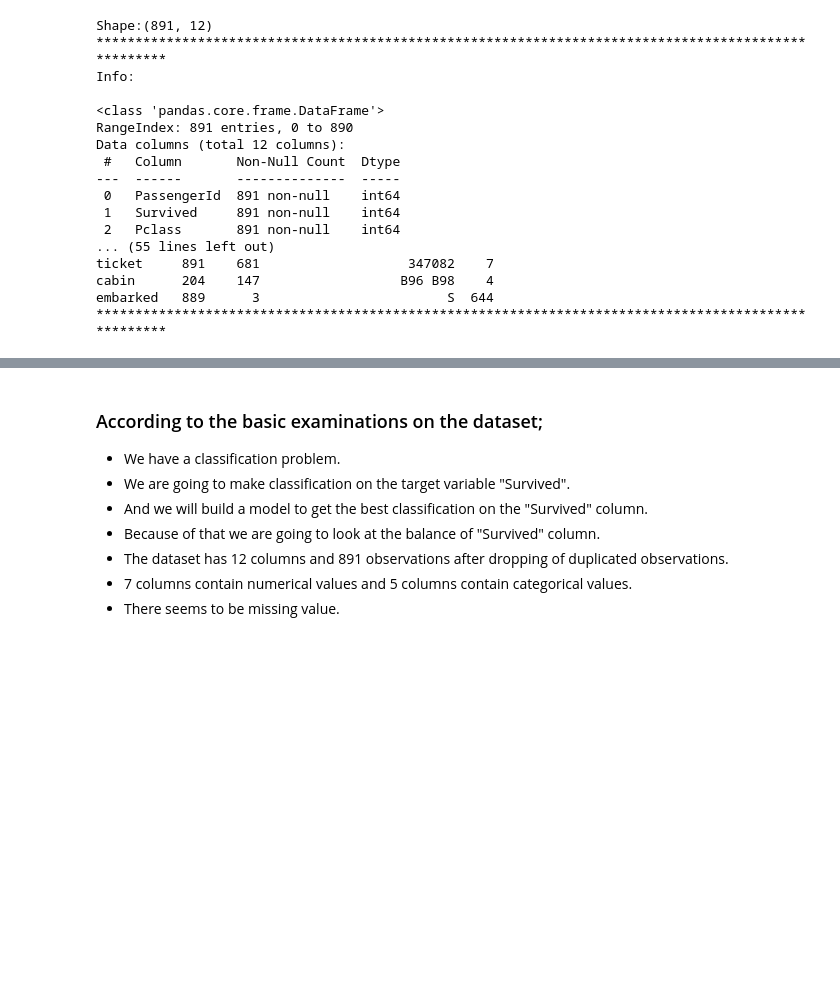
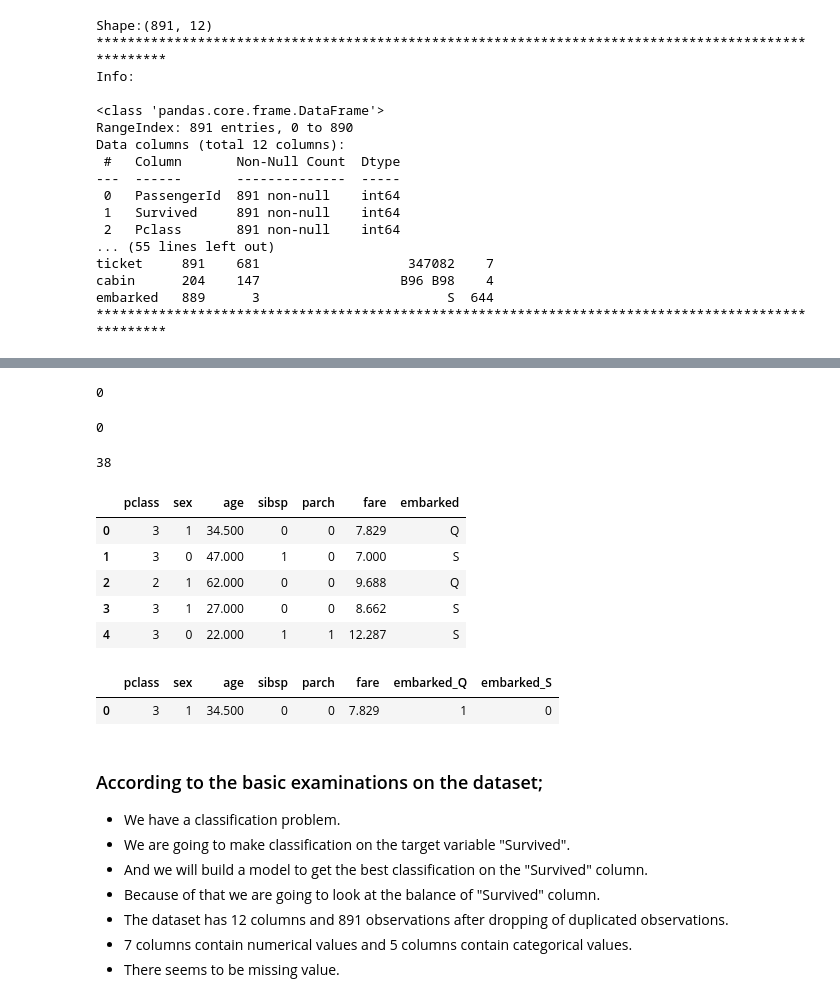
Before and after one commit to MEnesAkpinar/Titanic_Project_Prediction_with_ML, a Jupyter notebook: Titanic_Prediction_with_ML.ipynb, the cells around one changed output, grey strips where cells are left out. Drawn from its saved outputs; the diff is of its cells as text; code cells hidden in the pictures; blank space fills up the shorter version.

```diff
--- a/Titanic_Prediction_with_ML.ipynb
+++ b/Titanic_Prediction_with_ML.ipynb
@@ -320,0 +341,2 @@ embarked   889      3                        S  644
+# %%
+test.drop(columns = ['passengerid','name', 'ticket', 'cabin'], axis = 1, inplace=True)
@@ -321,3 +367,38 @@ embarked   889      3                        S  644
+# %%
+test['fare'].fillna(test['fare'].mean(),inplace = True)
+# %%
+test['fare'].isnull().sum()
+# %% [output]
+0
+# %%
+test['age'].fillna(test['age'].mean(),inplace = True)
+# %%
+test['age'].isnull().sum()
+# %% [output]
+0
+# %%
+test.duplicated().sum()
+# %% [output]
+38
+# %%
+test1 = test.copy()
+# %%
+test1['sex'].replace('male', 1,inplace=True)
+test1['sex'].replace('female', 0, inplace=True)
+test1.head()
+# %% [output]
+|  | pclass | sex | age | sibsp | parch | fare | embarked |
+| 0 | 3 | 1 | 34.500 | 0 | 0 | 7.829 | Q |
+| 1 | 3 | 0 | 47.000 | 1 | 0 | 7.000 | S |
+| 2 | 2 | 1 | 62.000 | 0 | 0 | 9.688 | Q |
+| 3 | 3 | 1 | 27.000 | 0 | 0 | 8.662 | S |
+| 4 | 3 | 0 | 22.000 | 1 | 1 | 12.287 | S |
+# %%
+test1 = pd.get_dummies(test1, columns = ['embarked'], drop_first = True)
+test1.head(1)
+# %% [output]
+|  | pclass | sex | age | sibsp | parch | fare | embarked_Q | embarked_S |
+| 0 | 3 | 1 | 34.500 | 0 | 0 | 7.829 | 1 | 0 |
 # %% [markdown]
 ### According to the basic examinations on the dataset;
 
```
Also changed, not shown: parts of 23 cells of this notebook.
